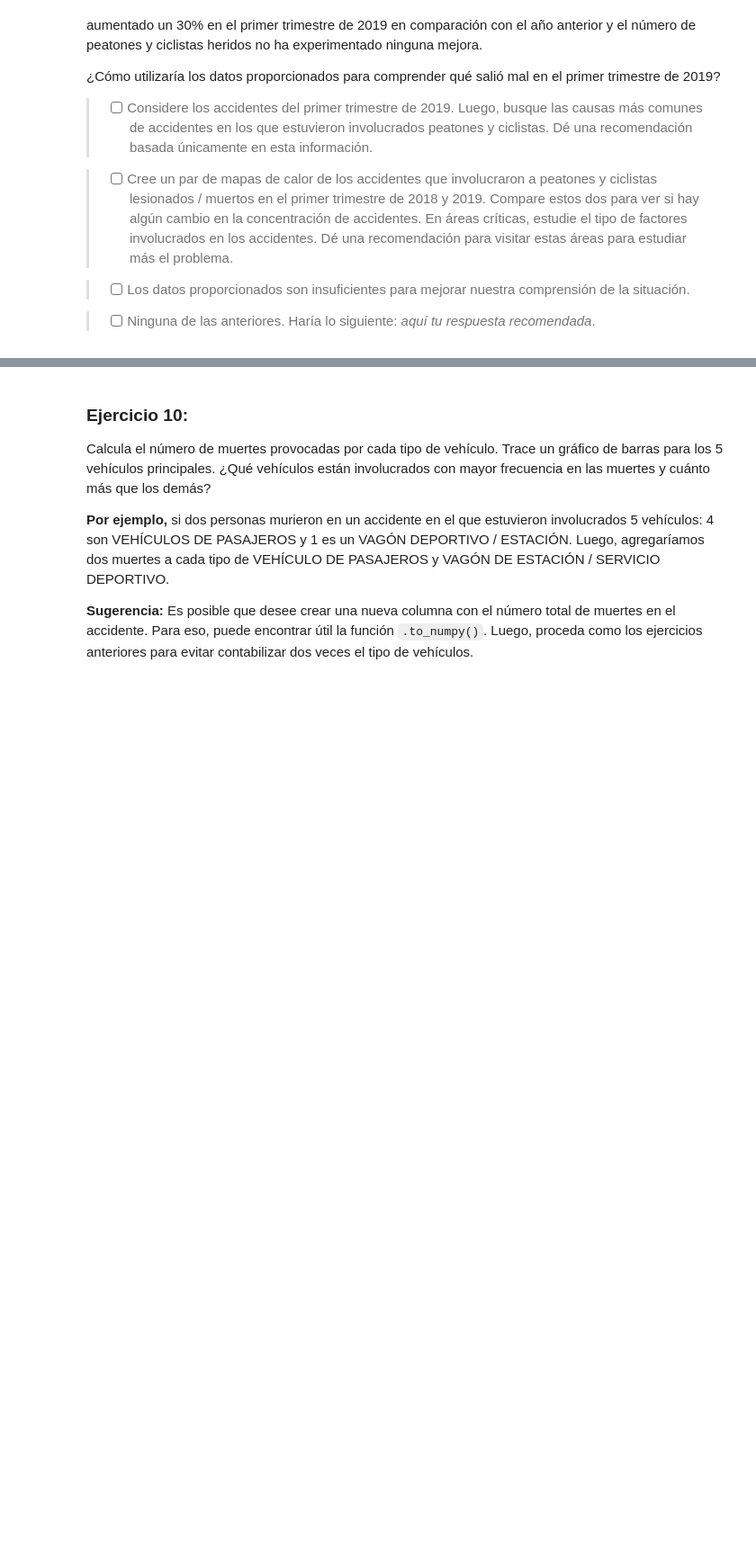
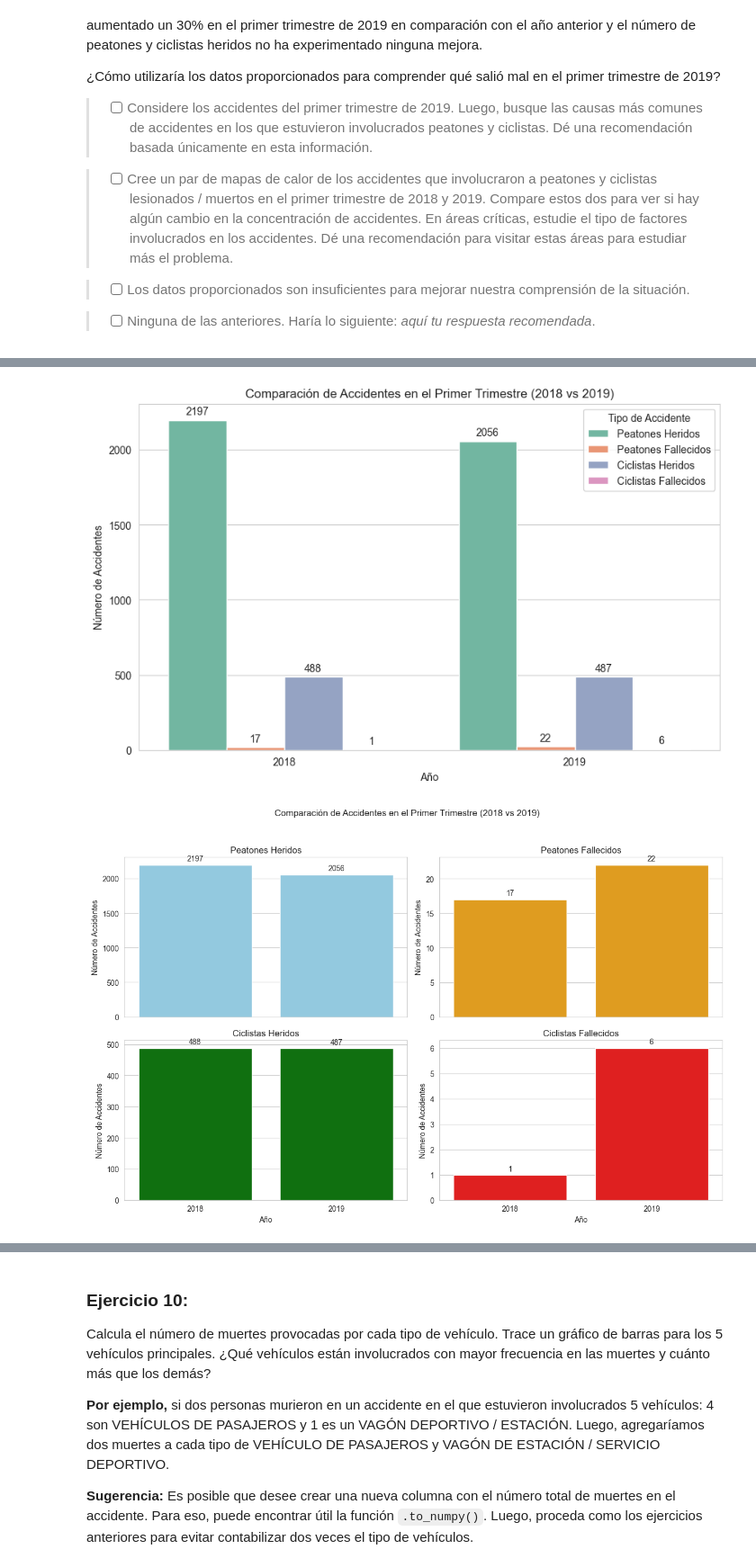
Before and after one commit to eslunap/Guia3_Ean, a Jupyter notebook: Guía3.ipynb, the cells around one changed output, grey strips where cells are left out. Shown at 90% size. Saved outputs shown, nothing was run; the diff lists cells and outputs as text; code cells hidden in the pictures; blank space fills up the shorter version.

```diff
--- a/Guía3.ipynb
+++ b/Guía3.ipynb
@@ -240,0 +456,76 @@ En 2018 para una [entrevista](https://www.nytimes.com/2019/01/01/nyregion/traffi
+# %%
+import pandas as pd
+import matplotlib.pyplot as plt
+import seaborn as sns
+
+# Convertir DATE a formato datetime asegurando el formato correcto
+df1["DATE"] = pd.to_datetime(df1["DATE"], format="%m/%d/%Y")
+
+# Filtrar datos solo del primer trimestre (enero-marzo) de 2018 y 2019
+df_filtered = df1[(df1["DATE"].dt.month.isin([1, 2, 3])) & (df1["DATE"].dt.year.isin([2018, 2019]))]
+
+# Agrupar datos por año y calcular total de heridos y fallecidos por tipo de persona
+df_grouped = df_filtered.groupby(df_filtered["DATE"].dt.year).agg({
+    "NUMBER OF PEDESTRIANS INJURED": "sum",
+    "NUMBER OF PEDESTRIANS KILLED": "sum",
+    "NUMBER OF CYCLIST INJURED": "sum",
+    "NUMBER OF CYCLIST KILLED": "sum"
+}).reset_index()
+
+# Renombrar columna del año
+df_grouped.rename(columns={"DATE": "Año"}, inplace=True)
+
+# Transformar datos a formato largo
+df_melted = df_grouped.melt(id_vars="Año", var_name="Tipo de Accidente", value_name="Cantidad")
+
+# Mapear nombres a algo más comprensible
+tipo_accidente_map = {
+    "NUMBER OF PEDESTRIANS INJURED": "Peatones Heridos",
+    "NUMBER OF PEDESTRIANS KILLED": "Peatones Fallecidos",
+    "NUMBER OF CYCLIST INJURED": "Ciclistas Heridos",
+    "NUMBER OF CYCLIST KILLED": "Ciclistas Fallecidos"
+}
+
+df_melted["Tipo de Accidente"] = df_melted["Tipo de Accidente"].map(tipo_accidente_map)
+
+# Configurar estilo visual
+sns.set_style("whitegrid")
+
+### **Opción 1: Gráfico de Barras Agrupadas con Etiquetas**
+plt.figure(figsize=(10, 6))
+ax = sns.barplot(x="Año", y="Cantidad", hue="Tipo de Accidente", data=df_melted, palette="Set2")
+
+# Añadir etiquetas de datos sobre cada barra
+for container in ax.containers:
+    ax.bar_label(container, fmt="%d", padding=3)
+
+plt.xlabel("Año")
+plt.ylabel("Número de Accidentes")
+plt.title("Comparación de Accidentes en el Primer Trimestre (2018 vs 2019)")
+plt.legend(title="Tipo de Accidente")
+plt.show()
+
+### **Opción 2: Gráficos Separados con Etiquetas**
+fig, axes = plt.subplots(2, 2, figsize=(12, 8), sharex=True)
+
+tipos = df_melted["Tipo de Accidente"].unique()
+colors = ["skyblue", "orange", "green", "red"]
+
+for i, tipo in enumerate(tipos):
+    ax = axes[i // 2, i % 2]
+    sub_df = df_melted[df_melted["Tipo de Accidente"] == tipo]
+    sns.barplot(x="Año", y="Cantidad", data=sub_df, ax=ax, color=colors[i])
+
+    # Añadir etiquetas sobre cada barra
+    for container in ax.containers:
+        ax.bar_label(container, fmt="%d", padding=3)
+
+    ax.set_title(tipo)
+    ax.set_ylabel("Número de Accidentes")
+
+plt.suptitle("Comparación de Accidentes en el Primer Trimestre (2018 vs 2019)")
+plt.tight_layout(rect=[0, 0, 1, 0.95])
+plt.show()
+# %% [output]
+[figure, added]
+[figure, added]
```
Also changed, not shown: parts of 14 cells of this notebook, 2 other files.
